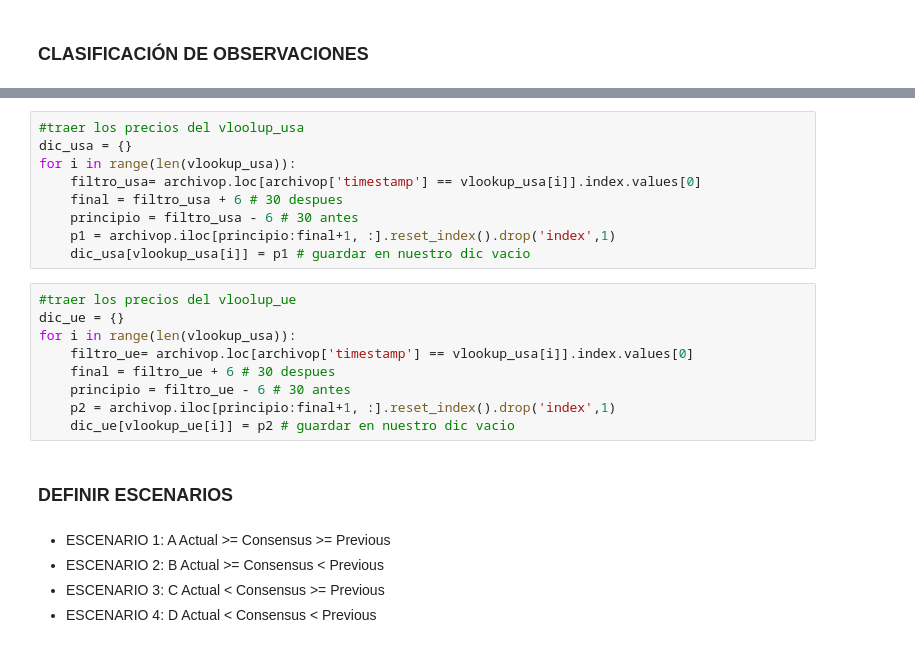
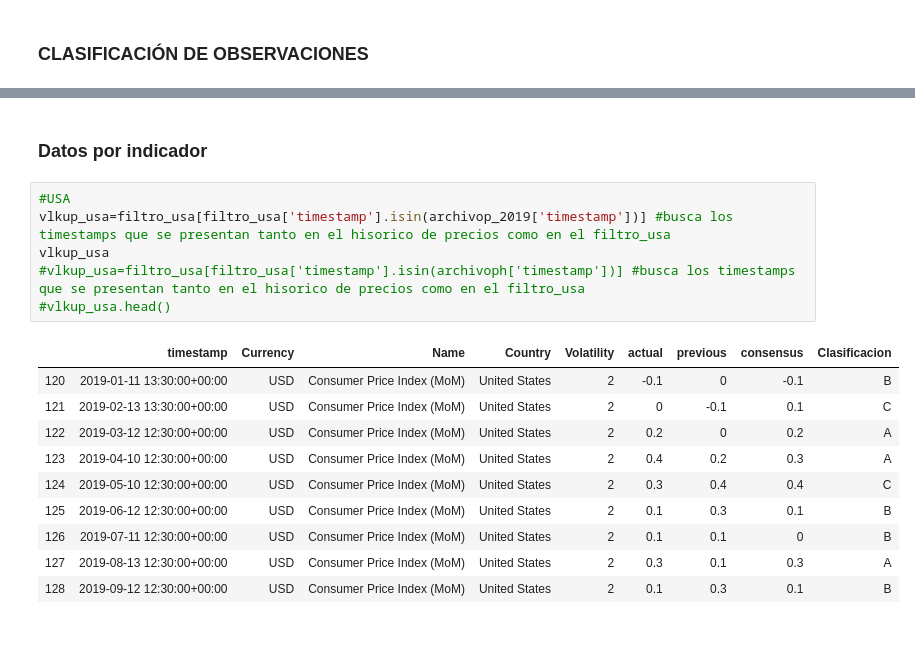
Before and after one commit to jaqr21/MyST_Lab4, a Jupyter notebook: Y_MyST_Laboratorio4.ipynb, the cells around one changed output, grey strips where cells are left out. Drawn from its saved outputs; the diff is of its cells as text.

```diff
--- a/Y_MyST_Laboratorio4.ipynb
+++ b/Y_MyST_Laboratorio4.ipynb
@@ -165,25 +143,19 @@ vlookup_ue = list(archivop.loc[archivop['timestamp'].isin(filtro_ue['timestamp']
-# %%
-#traer los precios del vloolup_usa
-dic_usa = {}
-for i in range(len(vlookup_usa)):
-    filtro_usa= archivop.loc[archivop['timestamp'] == vlookup_usa[i]].index.values[0]
-    final = filtro_usa + 6 # 30 despues
-    principio = filtro_usa - 6 # 30 antes
-    p1 = archivop.iloc[principio:final+1, :].reset_index().drop('index',1)
-    dic_usa[vlookup_usa[i]] = p1 # guardar en nuestro dic vacio
-# %%
-#traer los precios del vloolup_ue
-dic_ue = {}
-for i in range(len(vlookup_usa)):
-    filtro_ue= archivop.loc[archivop['timestamp'] == vlookup_usa[i]].index.values[0]
-    final = filtro_ue + 6 # 30 despues
-    principio = filtro_ue - 6 # 30 antes
-    p2 = archivop.iloc[principio:final+1, :].reset_index().drop('index',1)
-    dic_ue[vlookup_ue[i]] = p2 # guardar en nuestro dic vacio
-# %% [markdown]
-### DEFINIR ESCENARIOS
-# %% [markdown]
-* ESCENARIO 1: A Actual >= Consensus >= Previous
-* ESCENARIO 2: B Actual >= Consensus < Previous
-* ESCENARIO 3: C Actual < Consensus >= Previous
-* ESCENARIO 4: D Actual < Consensus < Previous
+# %% [markdown]
+### Datos por indicador
+# %%
+#USA
+vlkup_usa=filtro_usa[filtro_usa['timestamp'].isin(archivop_2019['timestamp'])] #busca los timestamps que se presentan tanto en el hisorico de precios como en el filtro_usa
+vlkup_usa
+#vlkup_usa=filtro_usa[filtro_usa['timestamp'].isin(archivoph['timestamp'])] #busca los timestamps que se presentan tanto en el hisorico de precios como en el filtro_usa
+#vlkup_usa.head()
+# %% [output]
+|  | timestamp | Currency | Name | Country | Volatility | actual | previous | consensus | Clasificacion |
+| 120 | 2019-01-11 13:30:00+00:00 | USD | Consumer Price Index (MoM) | United States | 2 | -0.1 | 0 | -0.1 | B |
+| 121 | 2019-02-13 13:30:00+00:00 | USD | Consumer Price Index (MoM) | United States | 2 | 0 | -0.1 | 0.1 | C |
+| 122 | 2019-03-12 12:30:00+00:00 | USD | Consumer Price Index (MoM) | United States | 2 | 0.2 | 0 | 0.2 | A |
+| 123 | 2019-04-10 12:30:00+00:00 | USD | Consumer Price Index (MoM) | United States | 2 | 0.4 | 0.2 | 0.3 | A |
+| 124 | 2019-05-10 12:30:00+00:00 | USD | Consumer Price Index (MoM) | United States | 2 | 0.3 | 0.4 | 0.4 | C |
+| 125 | 2019-06-12 12:30:00+00:00 | USD | Consumer Price Index (MoM) | United States | 2 | 0.1 | 0.3 | 0.1 | B |
+| 126 | 2019-07-11 12:30:00+00:00 | USD | Consumer Price Index (MoM) | United States | 2 | 0.1 | 0.1 | 0 | B |
+| 127 | 2019-08-13 12:30:00+00:00 | USD | Consumer Price Index (MoM) | United States | 2 | 0.3 | 0.1 | 0.3 | A |
+| 128 | 2019-09-12 12:30:00+00:00 | USD | Consumer Price Index (MoM) | United States | 2 | 0.1 | 0.3 | 0.1 | B |
```
Also changed, not shown: parts of 9 cells of this notebook.
